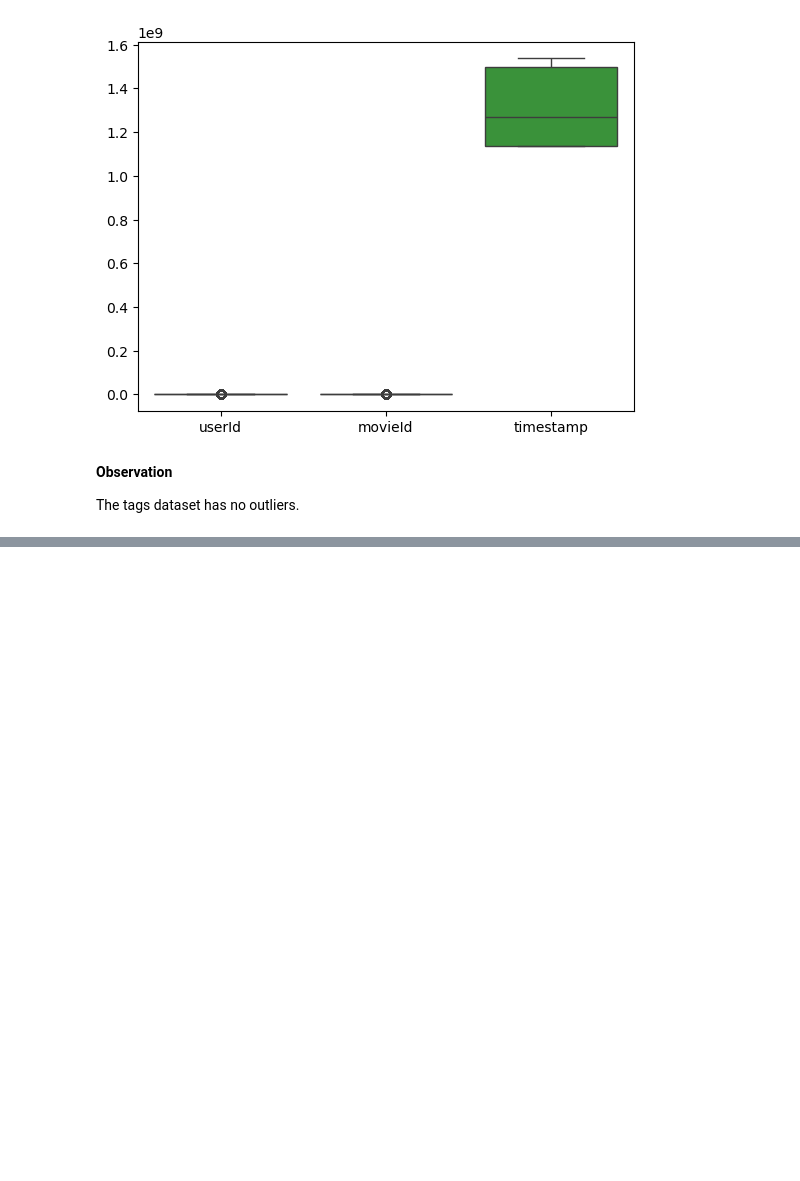
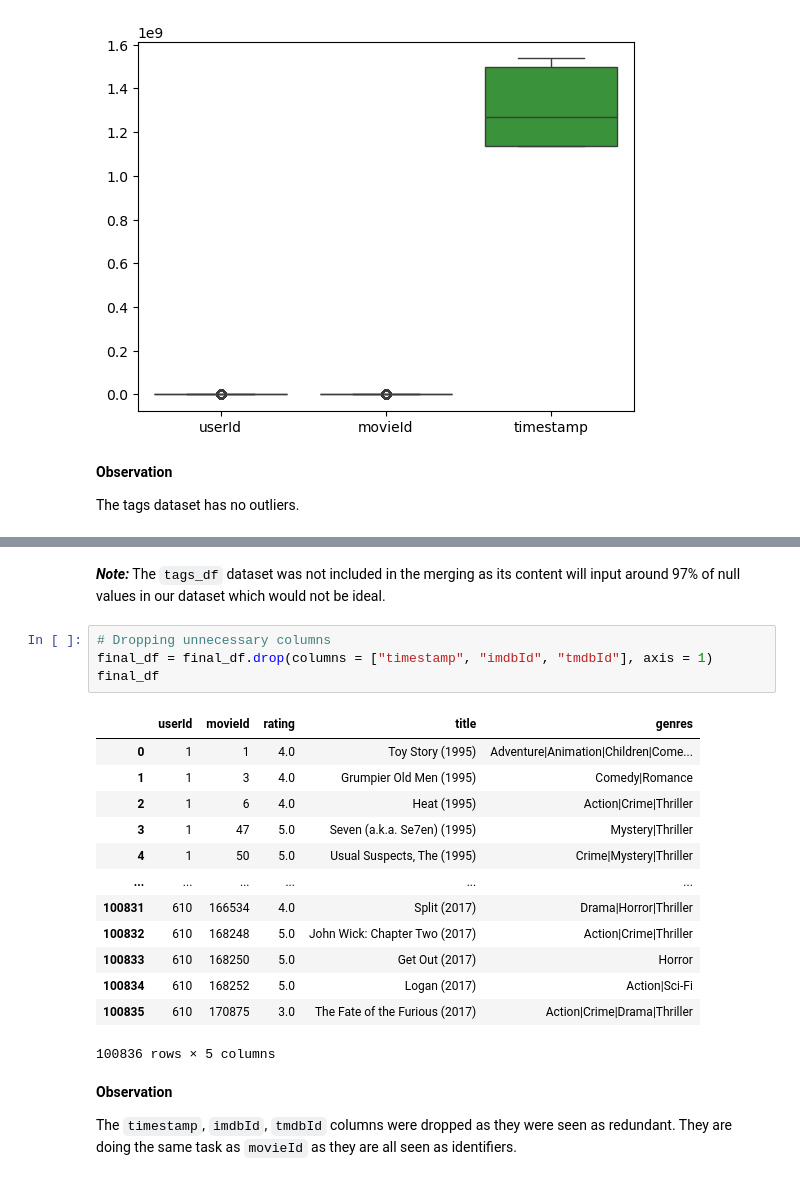
Before and after one commit to M-Nesphory/Movie_Recommendation_System, a Jupyter notebook: recommender_notebook.ipynb, the cells around one changed output, grey strips where cells are left out. Drawn from its saved outputs; the diff is of its cells as text; blank space fills up the shorter version.

```diff
--- a/recommender_notebook.ipynb
+++ b/recommender_notebook.ipynb
@@ -493,0 +517,24 @@ The tags dataset has no outliers.
+# %% [markdown]
+**_Note:_** The `tags_df` dataset was not included in the merging as its content will input around 97% of null values in our dataset which would not be ideal.
+# %%
+# Dropping unnecessary columns
+final_df = final_df.drop(columns = ["timestamp", "imdbId", "tmdbId"], axis = 1)
+final_df
+# %% [output]
+|  | userId | movieId | rating | title | genres |
+| 0 | 1 | 1 | 4.0 | Toy Story (1995) | Adventure|Animation|Children|Come... |
+| 1 | 1 | 3 | 4.0 | Grumpier Old Men (1995) | Comedy|Romance |
+| 2 | 1 | 6 | 4.0 | Heat (1995) | Action|Crime|Thriller |
+| 3 | 1 | 47 | 5.0 | Seven (a.k.a. Se7en) (1995) | Mystery|Thriller |
+| 4 | 1 | 50 | 5.0 | Usual Suspects, The (1995) | Crime|Mystery|Thriller |
+| ... | ... | ... | ... | ... | ... |
+| 100831 | 610 | 166534 | 4.0 | Split (2017) | Drama|Horror|Thriller |
+| 100832 | 610 | 168248 | 5.0 | John Wick: Chapter Two (2017) | Action|Crime|Thriller |
+| 100833 | 610 | 168250 | 5.0 | Get Out (2017) | Horror |
+| 100834 | 610 | 168252 | 5.0 | Logan (2017) | Action|Sci-Fi |
+| 100835 | 610 | 170875 | 3.0 | The Fate of the Furious (2017) | Action|Crime|Drama|Thriller |
+100836 rows × 5 columns
+# %% [markdown]
+**Observation**
+
+The `timestamp`, `imdbId`, `tmdbId` columns were dropped as they were seen as redundant. They are doing the same task as `movieId` as they are all seen as identifiers.
```
Also changed, not shown: parts of 11 cells of this notebook, 1 other file.
